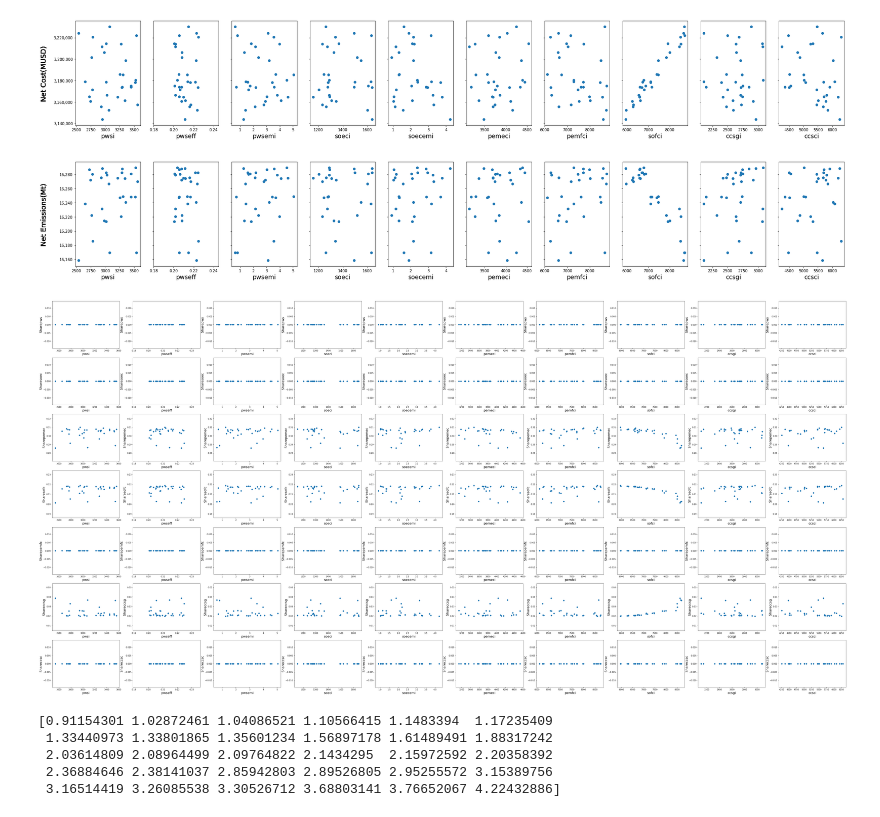
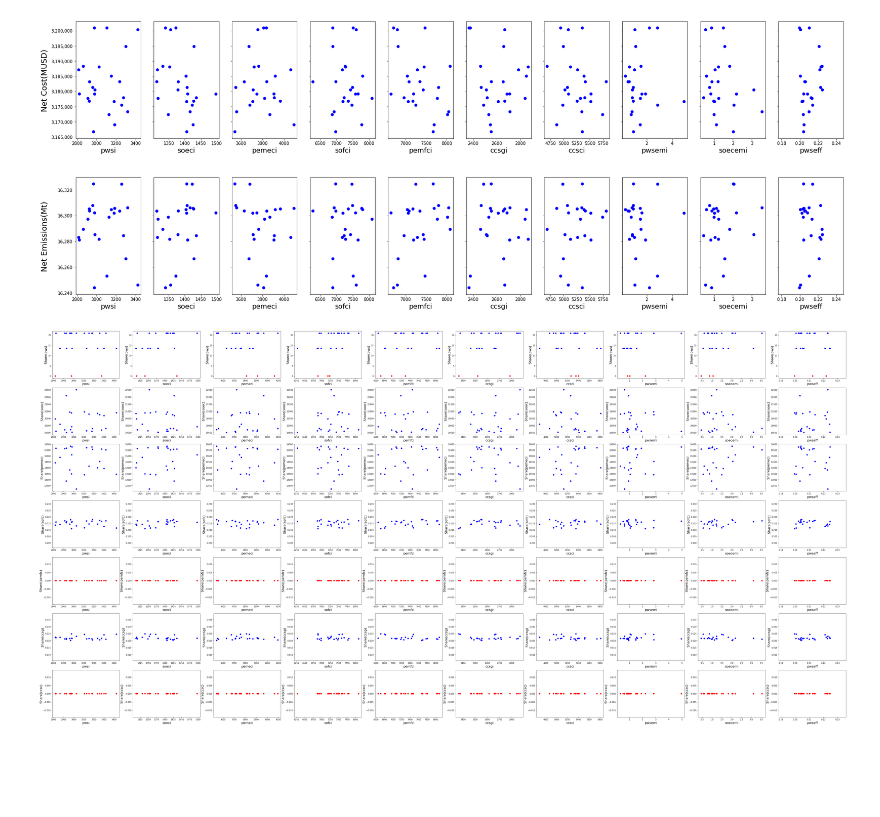
Before and after one commit to arfc/i2cner, a Jupyter notebook: scripts/sensitivity-analysis/sa_plots.ipynb, the cells around one changed output. Saved outputs shown, nothing was run; the diff lists cells and outputs as text; code cells hidden in the pictures; blank space fills up the shorter version.

```diff
--- a/scripts/sensitivity-analysis/sa_plots.ipynb
+++ b/scripts/sensitivity-analysis/sa_plots.ipynb
@@ -46,70 +102,46 @@ dbkey['ccsc']=['USCCCS23','IMECCSC']
-# %%
-#read data from raw TIMES files
-for j in range(1,nsamples+1):
-    dbname='sa'+str(j)+'.VD'
-    rawdf = pd.read_csv(dbname,comment='*')#, delimiter=',')#, usecols = colfilter)
-    rawdf.columns=colname
-    cost=rawdf.loc[rawdf.col1=='ObjZ']['col9'].to_numpy()
-    emi=rawdf.loc[(rawdf['col1']=='VAR_FOut') & (rawdf['col2']=='ELCCO2')]['col9'].to_numpy()
-    emi=float(np.sum(emi))
-    netelc=rawdf.loc[(rawdf['col1']=='VAR_FOut') & (rawdf['col2']=='ELC')]['col9'].to_numpy()
-    netelc=float(np.sum(netelc))
-    syscost.append(float(cost[0]))
-    co2emi.append(emi)
-    netgen.append(netelc)
-    for key in dbkey:
-        com=dbkey[key][1]
-        proc=dbkey[key][0]
-        op[key]=rawdf.loc[(rawdf['col1']=='VAR_FOut') & (rawdf['col2']==com) & (rawdf['col3']==proc)]['col9'].to_numpy()
-        share[key].append(float(np.sum(op[key]))/netelc)
 # %%
 fig,ax=plt.subplots(1,nvar,sharey=True,figsize=(nvar*3.2,5))
 
 for idx, key in enumerate(ipdat):
     xvals=ipdat[key][0:nsamples]
-    ax[idx].scatter(xvals,syscost)
+    cmap=makecmap(syscost)
+    ax[idx].scatter(xvals,syscost,c=cmap)
     ax[idx].get_yaxis().set_major_formatter(matplotlib.ticker.FuncFormatter(lambda x, p: format(int(x), ',')))
     ax[idx].set_xlabel(key,fontsize='16')
 
 fig.text(0.09,0.5,"Net Cost(MUSD)",rotation='vertical',va='center',fontsize='18')
 fig.savefig('syscost.png',bbox_inches='tight', dpi=300)
 # %% [output]
-[figure, old version]
+[figure, new version]
 # %%
 fig2,ax2=plt.subplots(1,nvar,sharey=True,figsize=(nvar*3.2,5))
 
 for idx, key in enumerate(ipdat):
     xvals=ipdat[key][0:nsamples]
-    ax2[idx].scatter(xvals,co2emi)
+    cmap=makecmap(co2emi)
+    ax2[idx].scatter(xvals,co2emi,c=cmap)
     ax2[idx].get_yaxis().set_major_formatter(matplotlib.ticker.FuncFormatter(lambda x, p: format(int(x), ',')))
     ax2[idx].set_xlabel(key,fontsize='16')
 
 fig2.text(0.09,0.5,"Net Emissions(Mt)",rotation='vertical',va='center',fontsize='18')
 fig2.savefig('co2emi.png',bbox_inches='tight', dpi=300)
 # %% [output]
-[figure, old version]
+[figure, new version]
 # %%
 #pws plot
 ntech=len(techlist)
-fig3,ax3=plt.subplots(ntech,nvar,figsize=(nvar*7.5,35))
+fig3,ax3=plt.subplots(ntech,nvar,figsize=(nvar*7,35))
 
 for idx,key in enumerate(share):
     cctr=0
-    for key2 in ipdat:
+    for key2 in ordxlist:
         xvals=ipdat[key2][0:nsamples]
-        ax3[idx][cctr].scatter(xvals,share[key])
+        cmap=makecmap(share[key])
+        ax3[idx][cctr].scatter(xvals,share[key],c=cmap)
         ax3[idx][cctr].set_xlabel(key2,fontsize='16')
         ax3[idx][cctr].set_ylabel("Share("+key+")",fontsize='16')
         cctr+=1
 
 fig3.savefig('techs.png',bbox_inches='tight', dpi=300)
 # %% [output]
-[figure, old version]
+[figure, new version]
-# %%
-print(np.sort(ipdat['soecemi']))
-# %% [output]
-[0.91154301 1.02872461 1.04086521 1.10566415 1.1483394  1.17235409
- 1.33440973 1.33801865 1.35601234 1.56897178 1.61489491 1.88317242
- 2.03614809 2.08964499 2.09764822 2.1434295  2.15972592 2.20358392
- 2.36884646 2.38141037 2.85942803 2.89526805 2.95255572 3.15389756
- 3.16514419 3.26085538 3.30526712 3.68803141 3.76652067 4.22432886]
```
Also changed, not shown: parts of 1 cell of this notebook, 1 other file.
